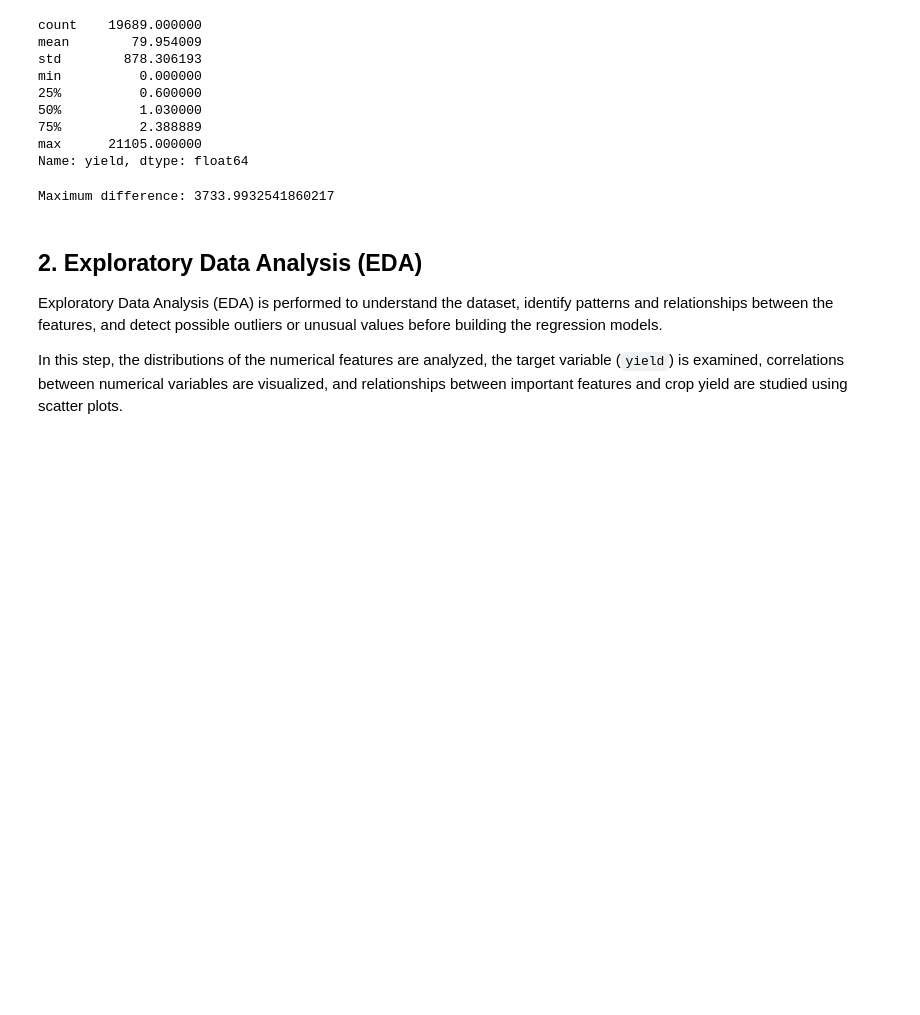
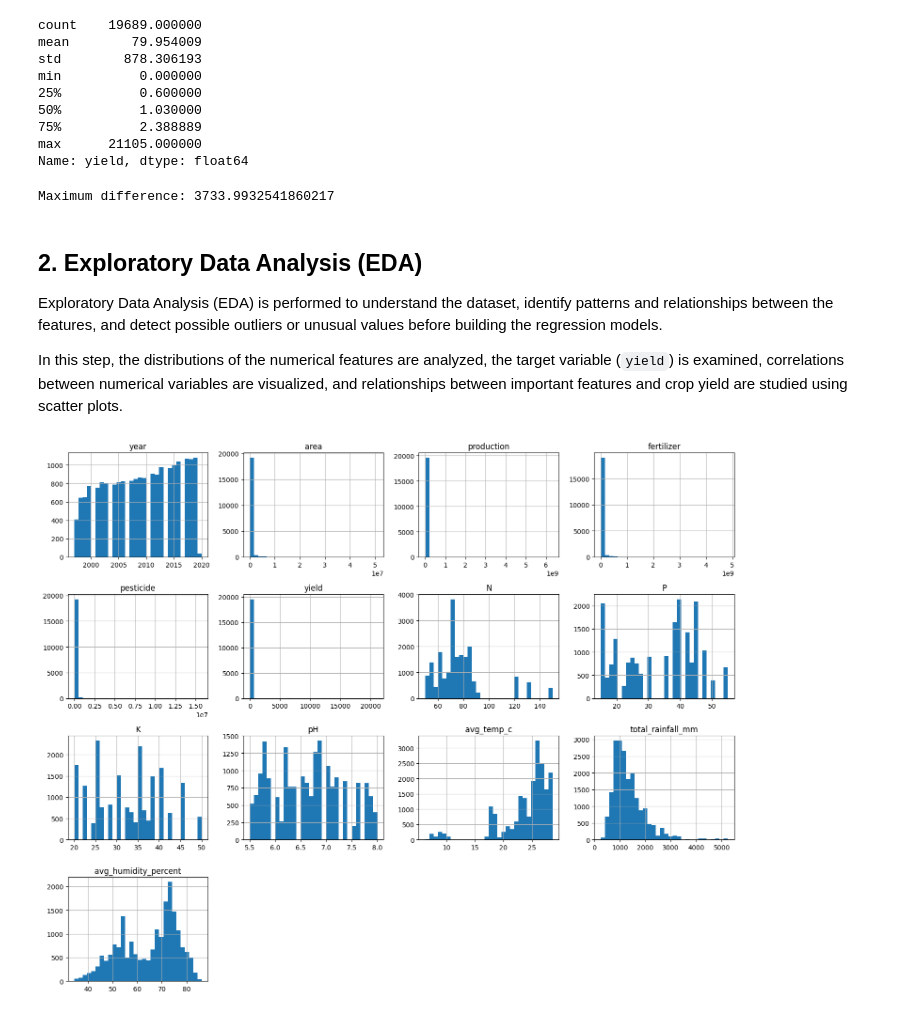
Before and after one commit to Dishitha0607/Machine-Learning-Project, a Jupyter notebook: data.ipynb, the cells around one changed output. Cells and saved outputs as stored; diff of their text form; code cells hidden in the pictures; blank space fills up the shorter version.

```diff
--- a/data.ipynb
+++ b/data.ipynb
@@ -116,3 +119,9 @@ Maximum difference: 3733.9932541860217
 Exploratory Data Analysis (EDA) is performed to understand the dataset, identify patterns and relationships between the features, and detect possible outliers or unusual values before building the regression models.
 
 In this step, the distributions of the numerical features are analyzed, the target variable (`yield`) is examined, correlations between numerical variables are visualized, and relationships between important features and crop yield are studied using scatter plots.
+# %%
+master_df.hist(figsize=(15,12), bins=30)
+plt.tight_layout()
+plt.show()
+# %% [output]
+[figure, added]
```
Also changed, not shown: parts of 10 cells of this notebook.
